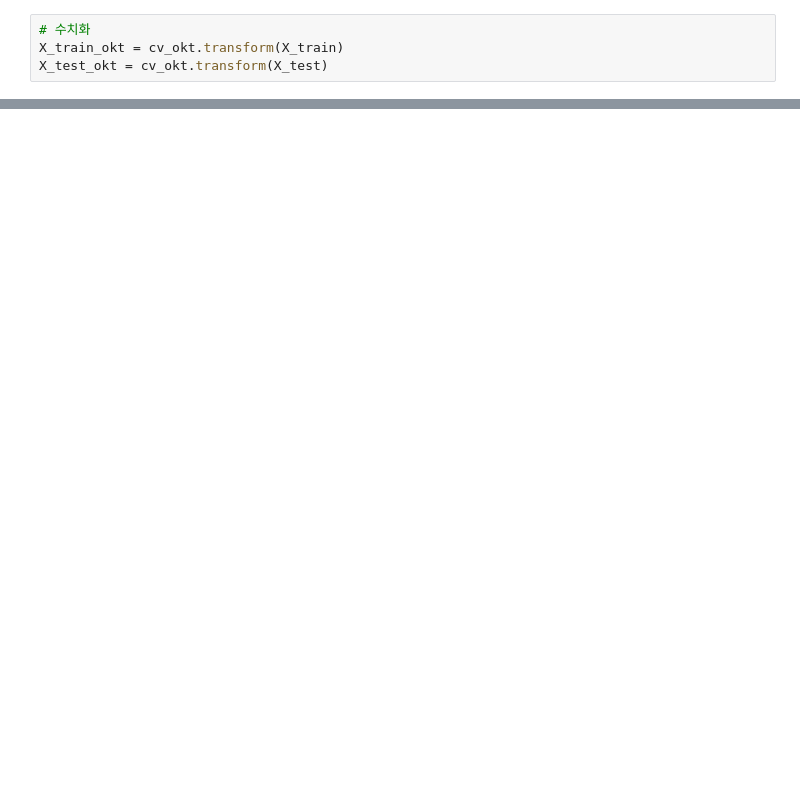
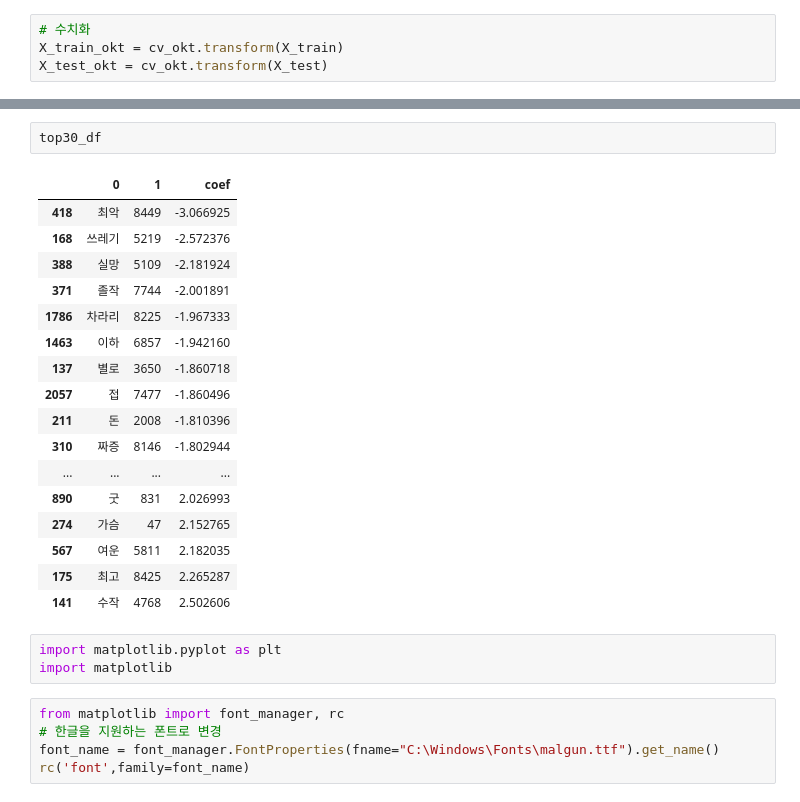
Before and after one commit to Shaharen/MachineLearning, a Jupyter notebook: Ex09_네이버 영화리뷰 분석.ipynb, the cells around one changed output, grey strips where cells are left out. Cells and saved outputs as stored; diff of their text form; blank space fills up the shorter version.

```diff
--- a/Ex09_네이버 영화리뷰 분석.ipynb
+++ b/Ex09_네이버 영화리뷰 분석.ipynb
@@ -213,0 +272,28 @@ X_test_okt = cv_okt.transform(X_test)
+# %%
+top30_df
+# %% [output]
+|  | 0 | 1 | coef |
+| 418 | 최악 | 8449 | -3.066925 |
+| 168 | 쓰레기 | 5219 | -2.572376 |
+| 388 | 실망 | 5109 | -2.181924 |
+| 371 | 졸작 | 7744 | -2.001891 |
+| 1786 | 차라리 | 8225 | -1.967333 |
+| 1463 | 이하 | 6857 | -1.942160 |
+| 137 | 별로 | 3650 | -1.860718 |
+| 2057 | 접 | 7477 | -1.860496 |
+| 211 | 돈 | 2008 | -1.810396 |
+| 310 | 짜증 | 8146 | -1.802944 |
+| ... | ... | ... | ... |
+| 890 | 굿 | 831 | 2.026993 |
+| 274 | 가슴 | 47 | 2.152765 |
+| 567 | 여운 | 5811 | 2.182035 |
+| 175 | 최고 | 8425 | 2.265287 |
+| 141 | 수작 | 4768 | 2.502606 |
+# %%
+import matplotlib.pyplot as plt
+import matplotlib
+# %%
+from matplotlib import font_manager, rc
+# 한글을 지원하는 폰트로 변경
+font_name = font_manager.FontProperties(fname="C:\Windows\Fonts\malgun.ttf").get_name()
+rc('font',family=font_name)
```
Also changed, not shown: parts of 17 cells of this notebook.
